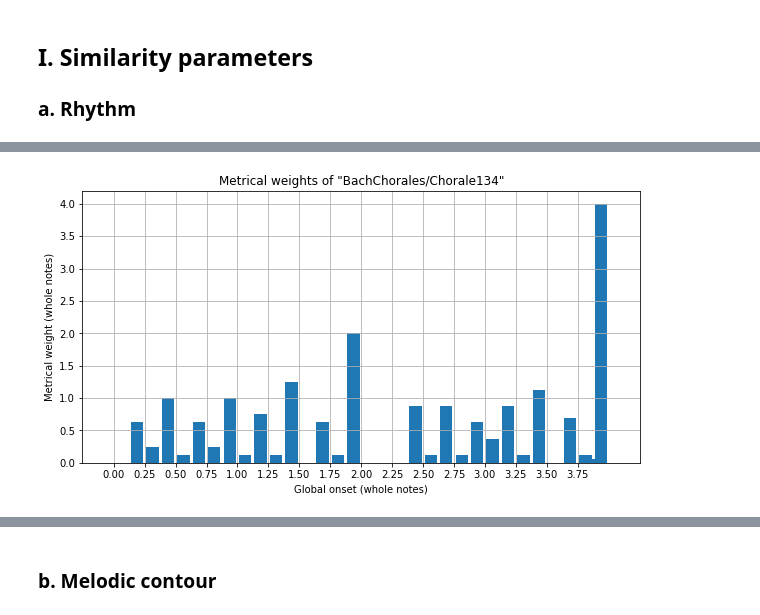
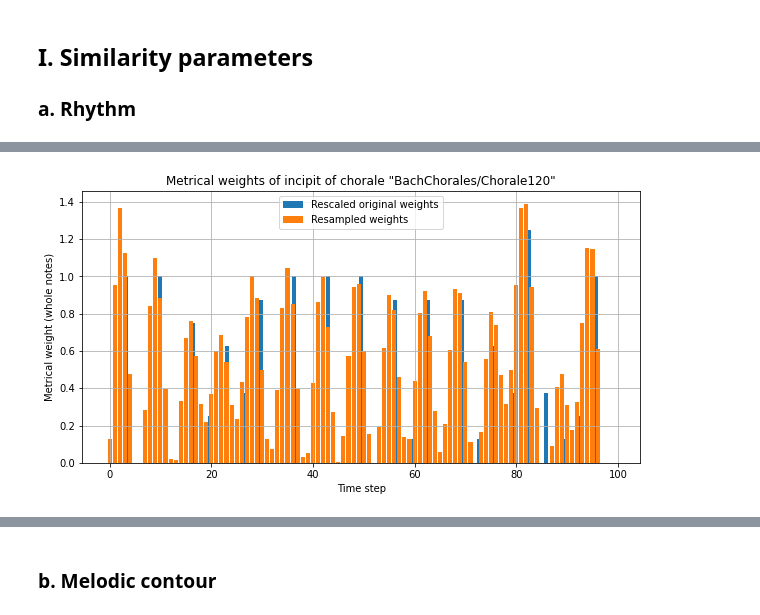
Before and after one commit to mikqs/digital-musicology, a Jupyter notebook: Group_6_A3/Group_6_A3.ipynb, the cells around one changed output, grey strips where cells are left out. Cells and saved outputs as stored; diff of their text form; code cells hidden in the pictures.

```diff
--- a/Group_6_A3/Group_6_A3.ipynb
+++ b/Group_6_A3/Group_6_A3.ipynb
@@ -116,21 +117,27 @@ Wall time: 5.17 s
 # %%
 random_piece = fermata_df['piece'].sample(n=1).item()
 
 last_onset = last_piece_onsets[random_piece]
 sampling_period = minimum_note_durations[random_piece]
-time_steps = np.arange(0, (last_onset+1e-10), sampling_period)
+time_steps = np.arange(0, last_onset+1e-10, sampling_period)
 summed_durations = summed_durations_dict[random_piece].values
 
+# Sample 100 equally spaced weights
+N = 100
+time_steps_resampled = np.arange(0, N, 1)
+summed_durations_resampled = [max(res, 0) for res in signal.resample(summed_durations, num=N)]
+
 plt.figure(figsize=(10, 5))
-plt.bar(time_steps, summed_durations, width=0.1)
-plt.xlabel('Global onset (whole notes)')
+plt.bar(time_steps*(N-1)/last_piece_onsets[random_piece], summed_durations)
+plt.bar(time_steps_resampled, summed_durations_resampled)
+plt.xlabel('Time step')
 plt.ylabel('Metrical weight (whole notes)')
-plt.xticks(np.arange(0, last_piece_onsets[random_piece], 0.25))
-plt.title(f'Metrical weights of "{random_piece}"')
+plt.title(f'Metrical weights of incipit of chorale "{random_piece}"')
+plt.legend(['Rescaled original weights', 'Resampled weights'])
 plt.grid()
 plt.show()
 # %% [output]
-[figure, old version]
+[figure, new version]
 # %%
 # compute Euclidean distance between two random pieces for similarity
 def eucli_similarity(a,b):
```
Also changed, not shown: parts of 12 cells of this notebook.
